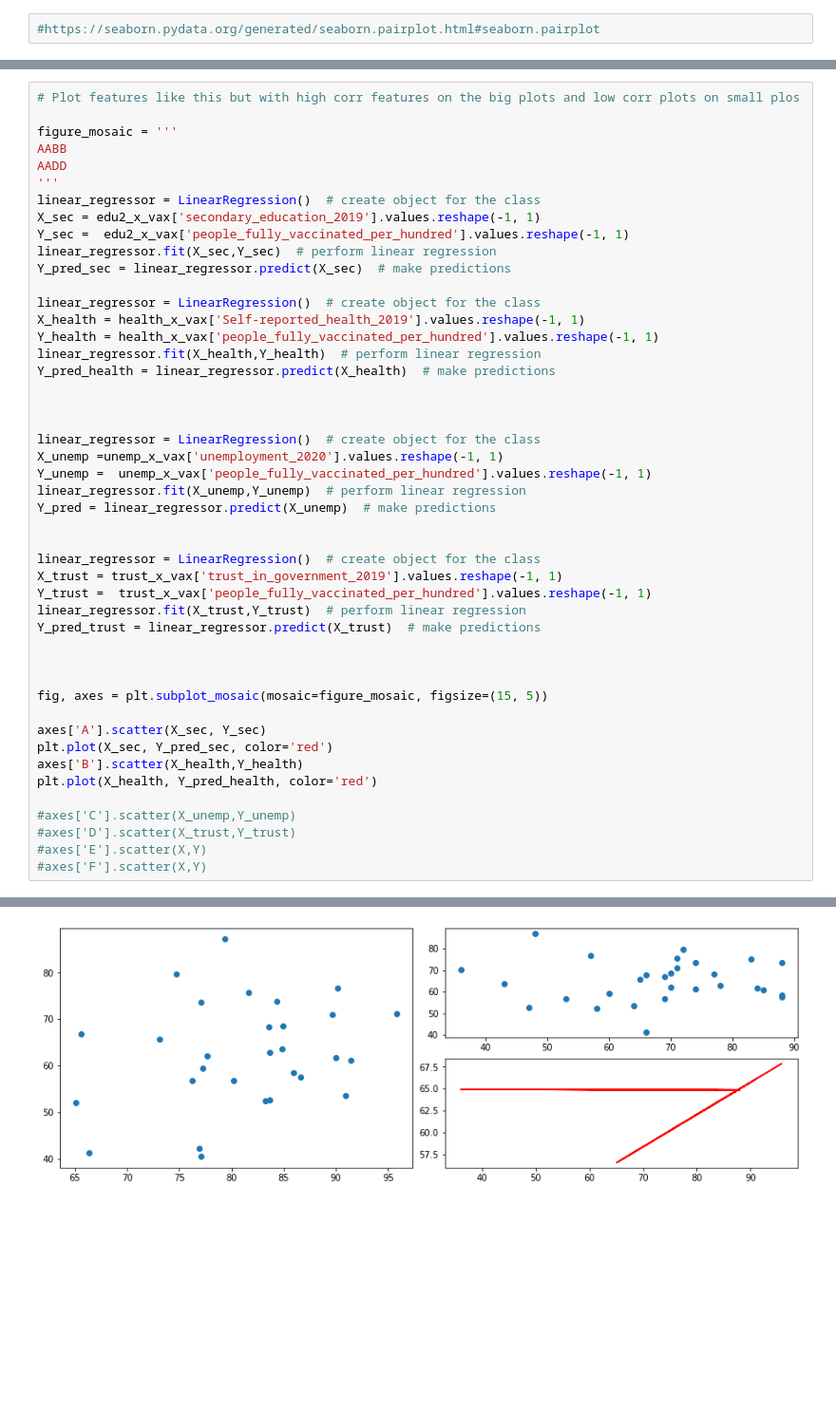
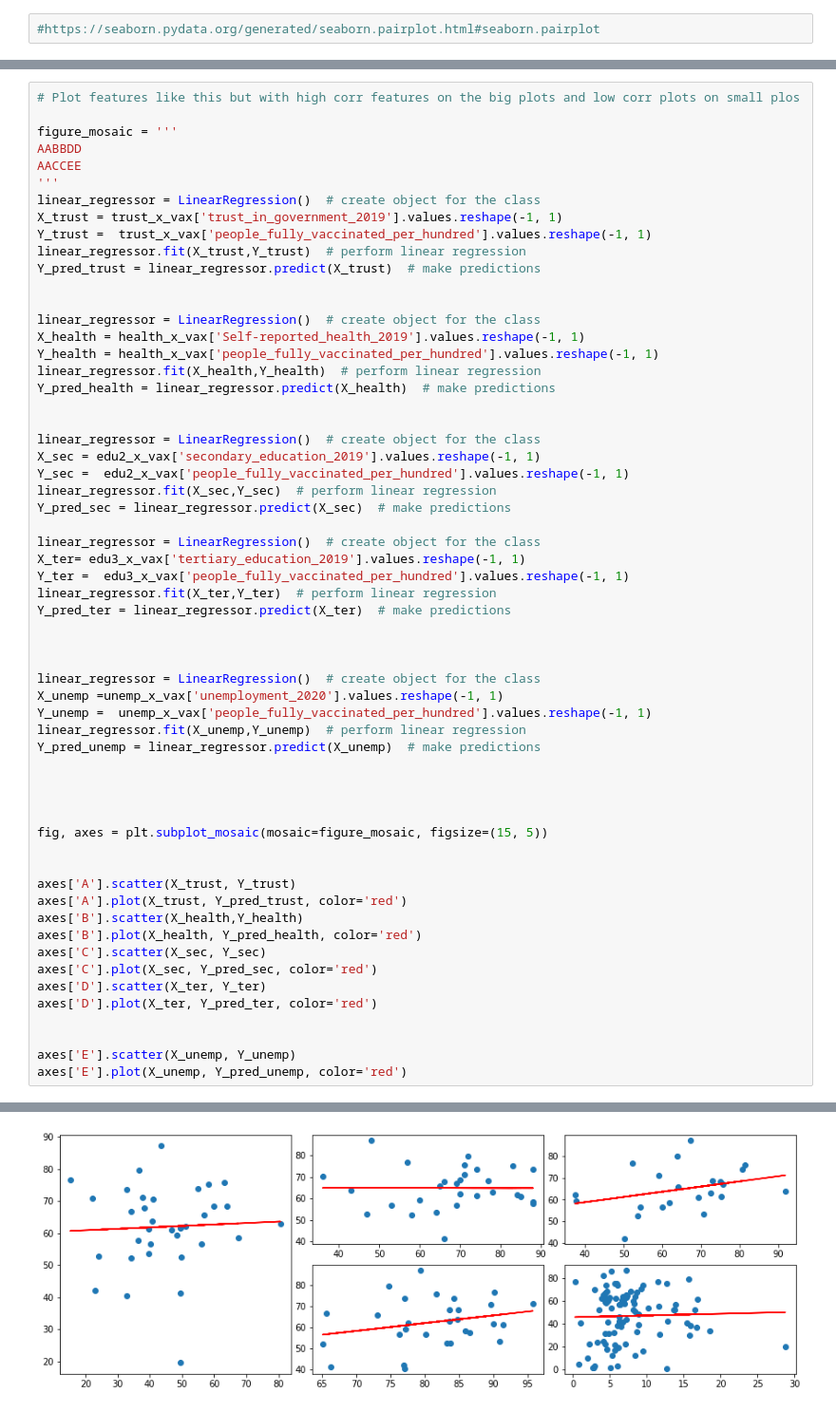
Before and after one commit to ValentinaMiller/Influences-on-covid-19-vaccination-rates, a Jupyter notebook: pipeline.ipynb, the cells around one changed output, grey strips where cells are left out. Shown at 95% size. Saved outputs shown, nothing was run; the diff lists cells and outputs as text; blank space fills up the shorter version.

```diff
--- a/pipeline.ipynb
+++ b/pipeline.ipynb
@@ -506,50 +508,62 @@ sns.pairplot(data, corner=True)
 # %%
 # Plot features like this but with high corr features on the big plots and low corr plots on small plos
 
 figure_mosaic = '''
-AABB
-AADD
+AABBDD
+AACCEE
 '''
 linear_regressor = LinearRegression()  # create object for the class
-X_sec = edu2_x_vax['secondary_education_2019'].values.reshape(-1, 1)
-Y_sec =  edu2_x_vax['people_fully_vaccinated_per_hundred'].values.reshape(-1, 1)
-linear_regressor.fit(X_sec,Y_sec)  # perform linear regression
-Y_pred_sec = linear_regressor.predict(X_sec)  # make predictions
+X_trust = trust_x_vax['trust_in_government_2019'].values.reshape(-1, 1)
+Y_trust =  trust_x_vax['people_fully_vaccinated_per_hundred'].values.reshape(-1, 1)
+linear_regressor.fit(X_trust,Y_trust)  # perform linear regression
+Y_pred_trust = linear_regressor.predict(X_trust)  # make predictions
+
 
 linear_regressor = LinearRegression()  # create object for the class
 X_health = health_x_vax['Self-reported_health_2019'].values.reshape(-1, 1)
 Y_health = health_x_vax['people_fully_vaccinated_per_hundred'].values.reshape(-1, 1)
 linear_regressor.fit(X_health,Y_health)  # perform linear regression
 Y_pred_health = linear_regressor.predict(X_health)  # make predictions
 
 
+linear_regressor = LinearRegression()  # create object for the class
+X_sec = edu2_x_vax['secondary_education_2019'].values.reshape(-1, 1)
+Y_sec =  edu2_x_vax['people_fully_vaccinated_per_hundred'].values.reshape(-1, 1)
+linear_regressor.fit(X_sec,Y_sec)  # perform linear regression
+Y_pred_sec = linear_regressor.predict(X_sec)  # make predictions
+
+linear_regressor = LinearRegression()  # create object for the class
+X_ter= edu3_x_vax['tertiary_education_2019'].values.reshape(-1, 1)
+Y_ter =  edu3_x_vax['people_fully_vaccinated_per_hundred'].values.reshape(-1, 1)
+linear_regressor.fit(X_ter,Y_ter)  # perform linear regression
+Y_pred_ter = linear_regressor.predict(X_ter)  # make predictions
+
+
 
 linear_regressor = LinearRegression()  # create object for the class
 X_unemp =unemp_x_vax['unemployment_2020'].values.reshape(-1, 1)
 Y_unemp =  unemp_x_vax['people_fully_vaccinated_per_hundred'].values.reshape(-1, 1)
 linear_regressor.fit(X_unemp,Y_unemp)  # perform linear regression
-Y_pred = linear_regressor.predict(X_unemp)  # make predictions
+Y_pred_unemp = linear_regressor.predict(X_unemp)  # make predictions
 
-
-linear_regressor = LinearRegression()  # create object for the class
-X_trust = trust_x_vax['trust_in_government_2019'].values.reshape(-1, 1)
-Y_trust =  trust_x_vax['people_fully_vaccinated_per_hundred'].values.reshape(-1, 1)
-linear_regressor.fit(X_trust,Y_trust)  # perform linear regression
-Y_pred_trust = linear_regressor.predict(X_trust)  # make predictions
 
 
 
 fig, axes = plt.subplot_mosaic(mosaic=figure_mosaic, figsize=(15, 5))
 
-axes['A'].scatter(X_sec, Y_sec)
-plt.plot(X_sec, Y_pred_sec, color='red')
+
+axes['A'].scatter(X_trust, Y_trust)
+axes['A'].plot(X_trust, Y_pred_trust, color='red')
 axes['B'].scatter(X_health,Y_health)
-plt.plot(X_health, Y_pred_health, color='red')
+axes['B'].plot(X_health, Y_pred_health, color='red')
+axes['C'].scatter(X_sec, Y_sec)
+axes['C'].plot(X_sec, Y_pred_sec, color='red')
+axes['D'].scatter(X_ter, Y_ter)
+axes['D'].plot(X_ter, Y_pred_ter, color='red')
 
-#axes['C'].scatter(X_unemp,Y_unemp)
-#axes['D'].scatter(X_trust,Y_trust)
-#axes['E'].scatter(X,Y)
-#axes['F'].scatter(X,Y)
+
+axes['E'].scatter(X_unemp, Y_unemp)
+axes['E'].plot(X_unemp, Y_pred_unemp, color='red')
 # %% [output]
 [<matplotlib.lines.Line2D at 0x...>]
-[figure, old version]
+[figure, new version]
```
Also changed, not shown: parts of 3 cells of this notebook.
